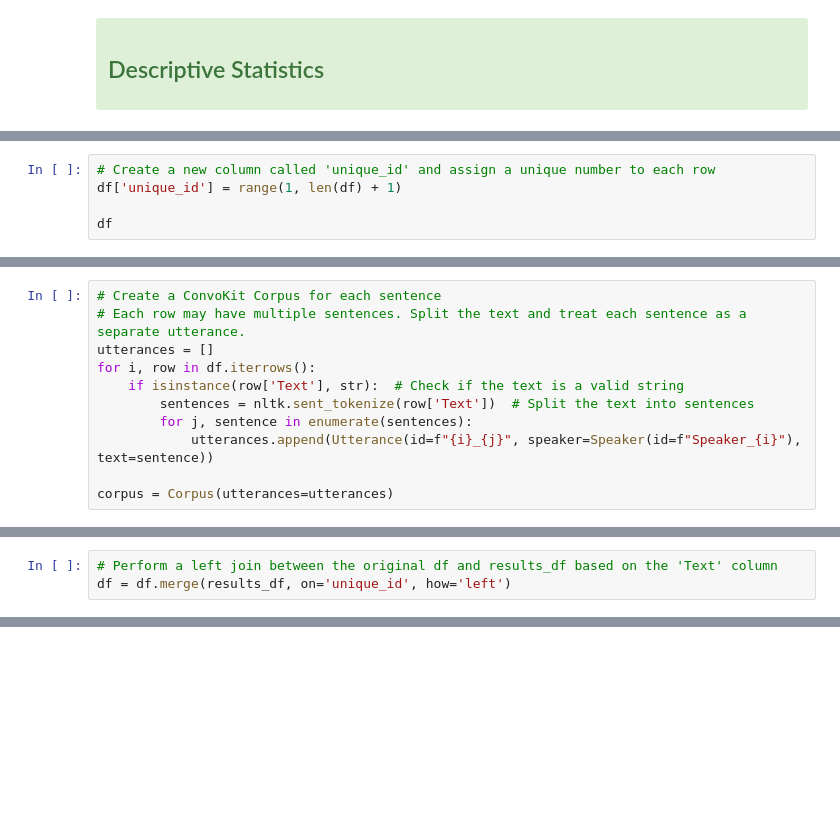
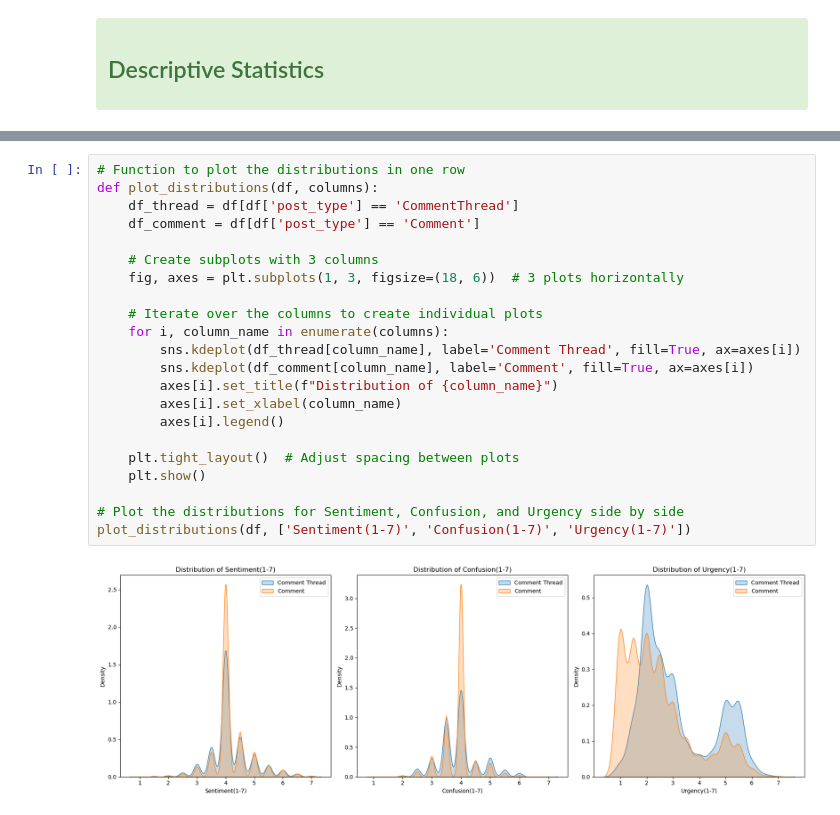
Before and after one commit to cyue0016/polite_minor_thesis, a Jupyter notebook: graph.ipynb, the cells around one changed output, grey strips where cells are left out. Saved outputs shown, nothing was run; the diff lists cells and outputs as text; blank space fills up the shorter version.

```diff
--- a/graph.ipynb
+++ b/graph.ipynb
@@ -124,5 +135,0 @@ df = pd.read_csv('data/stanfordMOOCForumPostsSet/stanfordMOOCForumPostsSet.csv')
-# %%
-# Create a new column called 'unique_id' and assign a unique number to each row
-df['unique_id'] = range(1, len(df) + 1)
-
-df
@@ -143,11 +135,0 @@ df
-# %%
-# Create a ConvoKit Corpus for each sentence
-# Each row may have multiple sentences. Split the text and treat each sentence as a separate utterance.
-utterances = []
-for i, row in df.iterrows():
-    if isinstance(row['Text'], str):  # Check if the text is a valid string
-        sentences = nltk.sent_tokenize(row['Text'])  # Split the text into sentences
-        for j, sentence in enumerate(sentences):
-            utterances.append(Utterance(id=f"{i}_{j}", speaker=Speaker(id=f"Speaker_{i}"), text=sentence))
-
-corpus = Corpus(utterances=utterances)
@@ -305,6 +136,3 @@ results_df
-# %%
-# Perform a left join between the original df and results_df based on the 'Text' column
-df = df.merge(results_df, on='unique_id', how='left')
 # %%
 df
 # %% [output]
@@ -325,0 +362,24 @@ df.to_csv('data/stanfordMOOCForumPostsSet/posts.csv', index=False)
+# %%
+# Function to plot the distributions in one row
+def plot_distributions(df, columns):
+    df_thread = df[df['post_type'] == 'CommentThread']
+    df_comment = df[df['post_type'] == 'Comment']
+
+    # Create subplots with 3 columns
+    fig, axes = plt.subplots(1, 3, figsize=(18, 6))  # 3 plots horizontally
+
+    # Iterate over the columns to create individual plots
+    for i, column_name in enumerate(columns):
+        sns.kdeplot(df_thread[column_name], label='Comment Thread', fill=True, ax=axes[i])
+        sns.kdeplot(df_comment[column_name], label='Comment', fill=True, ax=axes[i])
+        axes[i].set_title(f"Distribution of {column_name}")
+        axes[i].set_xlabel(column_name)
+        axes[i].legend()
+
+    plt.tight_layout()  # Adjust spacing between plots
+    plt.show()
+
+# Plot the distributions for Sentiment, Confusion, and Urgency side by side
+plot_distributions(df, ['Sentiment(1-7)', 'Confusion(1-7)', 'Urgency(1-7)'])
+# %% [output]
+[figure, added]
```
Also changed, not shown: parts of 21 cells of this notebook.
